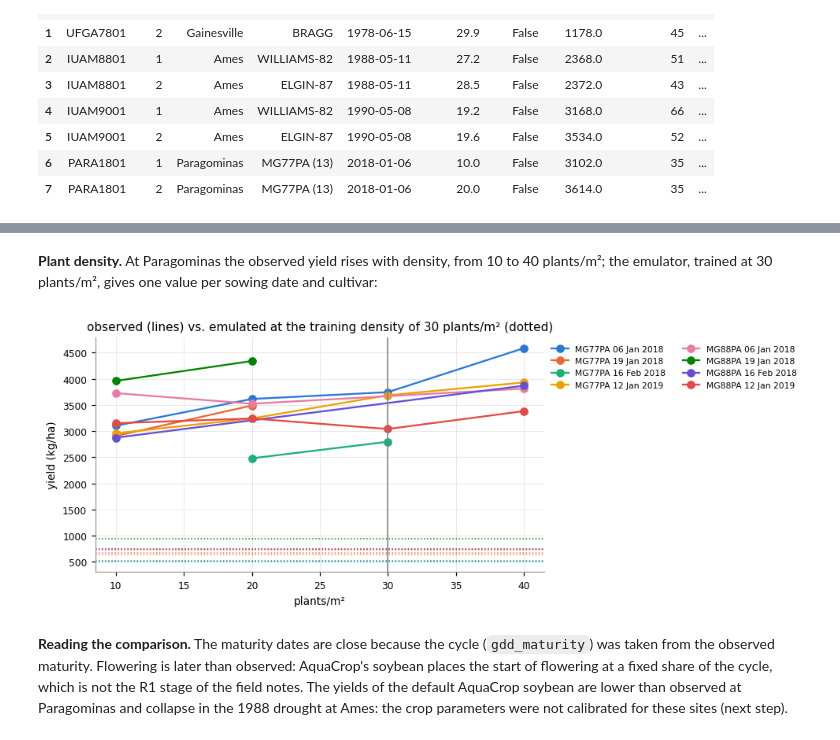
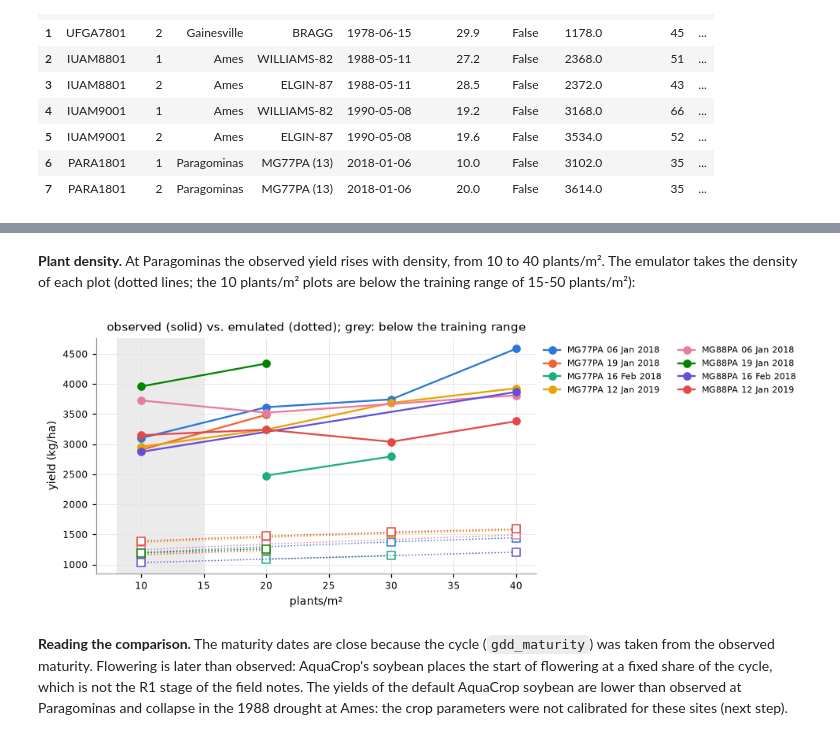
Before and after one commit to fcoliveira-utfpr/emulator_crop, a Jupyter notebook: examples/aquacrop_soybean.ipynb, the cells around one changed output, grey strips where cells are left out. Drawn from its saved outputs; the diff is of its cells as text; code cells hidden in the pictures.

```diff
--- a/examples/aquacrop_soybean.ipynb
+++ b/examples/aquacrop_soybean.ipynb
@@ -56,12 +57,13 @@ plt.rcParams.update({"axes.spines.top": False, "axes.spines.right": False, "axes
                      "axes.prop_cycle": plt.cycler(color=SERIES)})
 
 YLD, MAT, FLO, ET, RAIN, BIO = 'Y(dry)', 'MAT_dap', 'FLO_dap', 'ET_crop', 'Rain_crop', 'BioMass'
+LEAF = 'canopy cover (%)'
 TO_T = 1.0            # yield to t/ha
 BIO_T = 1.0           # biomass to t/ha
 # %% [markdown]
 ## 1. The emulator
 # %%
-emu = cropemu.load('aquacrop-soybean-v2')
+emu = cropemu.load('aquacrop-soybean-v3')
 print(emu)
 print("trained on:", emu.card["training"]["seasons"], "seasons at", emu.card["training"]["points"], "points")
 print("validation:", emu.card["validation"])
@@ -447,0 +486,24 @@ mean gap 0.80 t/ha (20% of the unstressed yield)
+# %%
+print("training range:", emu.card["domain"]["population"])
+POPS = [15, 20, 25, 30, 35, 40, 45, 50]
+rows = []
+for pop in POPS:
+    for irrigated in (False, True):
+        r = emu.predict(weather, lat=LAT, elev=ELEV, soil=soil, sowing=dates, cultivar={**cult, "population": pop},
+                        irrigated=irrigated).outputs
+        rows.append(pd.DataFrame({"population": pop, "irrigated": irrigated, "year": YEARS,
+                                  "yield": r[YLD].to_numpy() * TO_T, "biomass": r[BIO].to_numpy() * BIO_T}))
+PP = pd.concat(rows)
+fig, axes = plt.subplots(1, 2, figsize=(11, 3.8))
+for ax, col, lab in zip(axes, ("yield", "biomass"), ("yield (t/ha)", "biomass (t/ha)")):
+    for irrigated, name, colr in ((False, "rainfed", "#2a78d6"), (True, "no water stress", "0.5")):
+        q = PP[PP["irrigated"] == irrigated].groupby("population")[col].quantile([0.25, 0.5, 0.75]).unstack()
+        ax.fill_between(q.index, q[0.25], q[0.75], color=colr, alpha=0.2, lw=0)
+        ax.plot(q.index, q[0.5], color=colr, lw=2, marker="o", markersize=4, label=name)
+    ax.axvline(30, color="0.75", lw=1, ls=":")
+    ax.set(xlabel="plants/m²", ylabel=lab, title=f"{lab.split(' (')[0]} and plant population, 1990-2024")
+axes[0].legend()
+fig.tight_layout(); plt.show()
+m = PP.groupby(["irrigated", "population"])["yield"].mean().unstack()
+gain = (m[50] - m[15]).round(2).rename({False: "rainfed", True: "no water stress"})
+print("mean yield change from 15 to 50 plants/m² (t/ha):", gain.to_dict())
@@ -815,7 +882,9 @@ for t, (x, obs) in trials.items():
             continue
         cv = emu.cultivar(gdd_maturity=cropemu.gdd_between(w, r["sowing"], mat))
         co2 = max(co2_at(r["sowing"] + pd.Timedelta(days=60)), CO2_MIN)
-        p = emu.predict(w, lat=s["lat"], elev=s["elev"], soil=soils[sid], sowing=r["sowing"], cultivar=cv,
+        pop = float(r["plants_m2"]) if pd.notna(r["plants_m2"]) else 30.0
+        p = emu.predict(w, lat=s["lat"], elev=s["elev"], soil=soils[sid], sowing=r["sowing"],
+                        cultivar={**cv, "population": pop},
                         irrigated=r["irrigated"], co2=co2)
         rows.append({"trial": t, "trno": trno, "site": s["name"], "cultivar": r["CNAME"].strip(),
                      "sowing": r["sowing"], "plants_m2": r["plants_m2"], "irrigated": r["irrigated"],
@@ -870,19 +939,20 @@ pd.concat({v: field.groupby("trial")[["obs_" + v, v]].apply(lambda d, v=v: score
 # %% [markdown]
-**Plant density.** At Paragominas the observed yield rises with density, from 10 to 40 plants/m²; the
-emulator, trained at 30 plants/m², gives one value per sowing date and cultivar:
+**Plant density.** At Paragominas the observed yield rises with density, from 10 to 40 plants/m².
+The emulator takes the density of each plot (dotted lines; the 10 plants/m² plots are below the
+training range of 15-50 plants/m²):
 # %%
 d = field[field["trial"] == "PARA1801"]
 fig, ax = plt.subplots(figsize=(9, 3.6))
 for i, ((cv, sow), g) in enumerate(d.groupby(["cultivar", "sowing"])):
     g = g.sort_values("plants_m2")
     ax.plot(g["plants_m2"], g["obs_yield"], marker="o", color=SERIES[i % len(SERIES)], label=f"{cv[:6]} {sow:%d %b %Y}")
-    ax.axhline(g["yield"].iloc[0], color=SERIES[i % len(SERIES)], lw=1, ls=":")
-ax.axvline(30, color="0.5", lw=1)
-ax.set(xlabel="plants/m²", ylabel="yield (kg/ha)", title="observed (lines) vs. emulated at the training density of 30 plants/m² (dotted)")
+    ax.plot(g["plants_m2"], g["yield"], marker="s", markerfacecolor="white", color=SERIES[i % len(SERIES)], lw=1, ls=":")
+ax.axvspan(g["plants_m2"].min() - 2, 15, color="0.92", lw=0)
+ax.set(xlabel="plants/m²", ylabel="yield (kg/ha)", title="observed (solid) vs. emulated (dotted); grey: below the training range")
 ax.legend(ncol=2, fontsize=7, loc="upper left", bbox_to_anchor=(1.0, 1.0))
 fig.tight_layout(); plt.show()
 # %% [output]
-[figure, old version]
+[figure, new version]
 # %% [markdown]
 **Reading the comparison.** The maturity dates are close because the cycle (`gdd_maturity`)
 was taken from the observed maturity. Flowering is later than observed: AquaCrop's soybean places the
```
Also changed, not shown: parts of 30 cells of this notebook, 12 other files.
